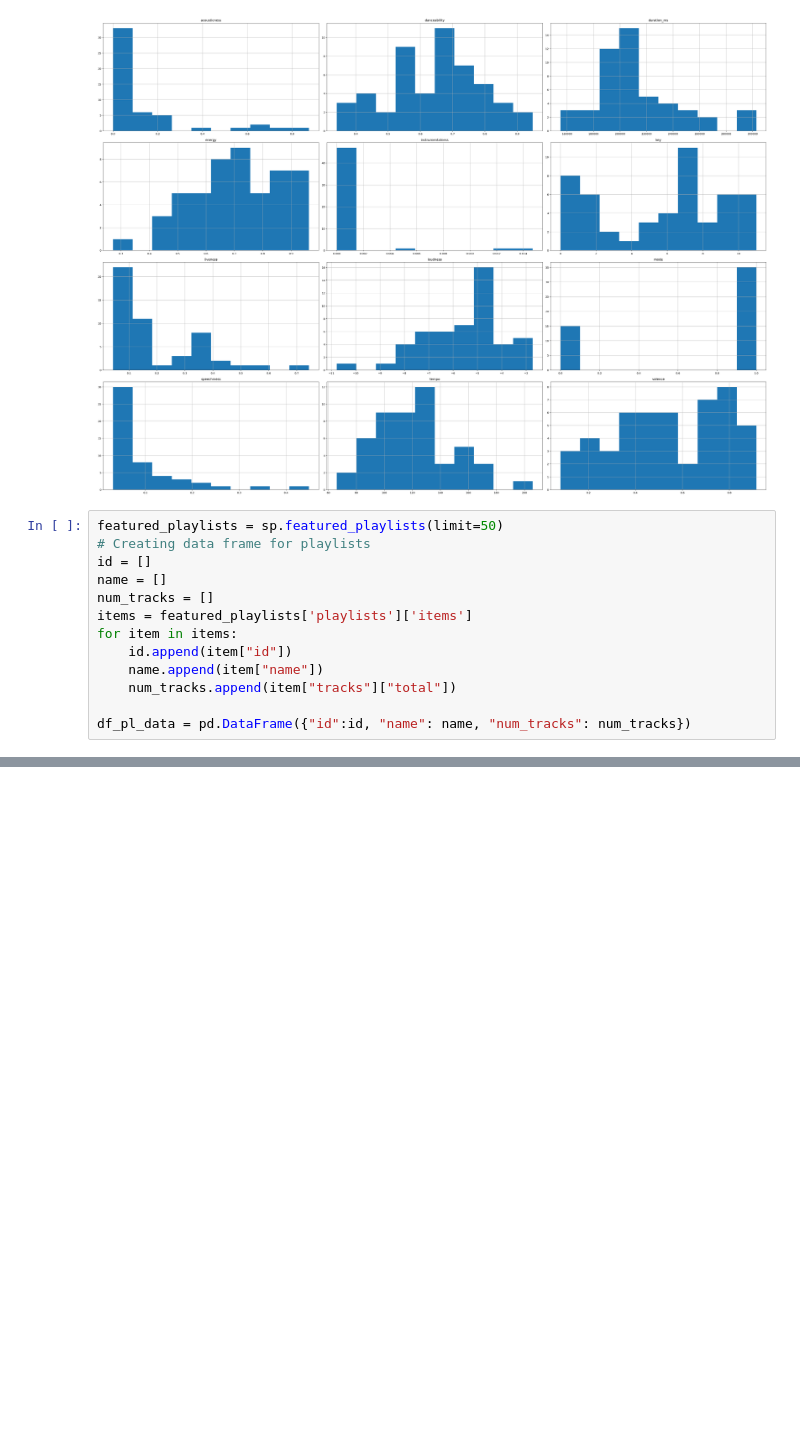
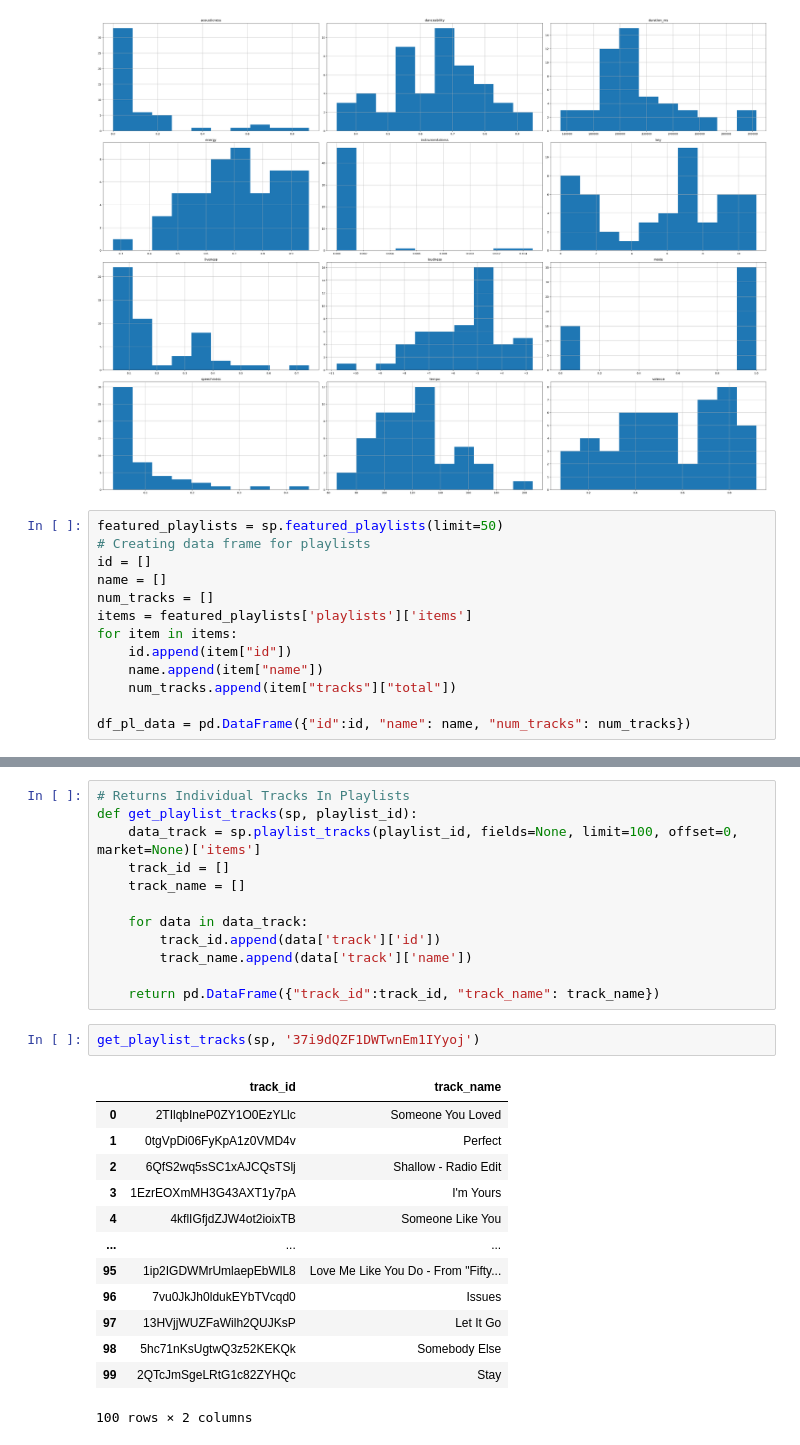
Before and after one commit to malbert131/DJ_NumPY, a Jupyter notebook: Recommender.ipynb, the cells around one changed output, grey strips where cells are left out. Cells and saved outputs as stored; diff of their text form; blank space fills up the shorter version.

Commit message:
created method for gathering track names and IDs in inputed playlists

```diff
--- a/Recommender.ipynb
+++ b/Recommender.ipynb
@@ -120,0 +121,28 @@ df_pl_data
+# %%
+# Returns Individual Tracks In Playlists
+def get_playlist_tracks(sp, playlist_id):
+    data_track = sp.playlist_tracks(playlist_id, fields=None, limit=100, offset=0, market=None)['items']
+    track_id = []
+    track_name = []
+
+    for data in data_track:
+        track_id.append(data['track']['id'])
+        track_name.append(data['track']['name'])
+
+    return pd.DataFrame({"track_id":track_id, "track_name": track_name})
+# %%
+get_playlist_tracks(sp, '37i9dQZF1DWTwnEm1IYyoj')
+# %% [output]
+|  | track_id | track_name |
+| 0 | 2TIlqbIneP0ZY1O0EzYLlc | Someone You Loved |
+| 1 | 0tgVpDi06FyKpA1z0VMD4v | Perfect |
+| 2 | 6QfS2wq5sSC1xAJCQsTSlj | Shallow - Radio Edit |
+| 3 | 1EzrEOXmMH3G43AXT1y7pA | I'm Yours |
+| 4 | 4kflIGfjdZJW4ot2ioixTB | Someone Like You |
+| ... | ... | ... |
+| 95 | 1ip2IGDWMrUmlaepEbWlL8 | Love Me Like You Do - From "Fifty... |
+| 96 | 7vu0JkJh0ldukEYbTVcqd0 | Issues |
+| 97 | 13HVjjWUZFaWilh2QUJKsP | Let It Go |
+| 98 | 5hc71nKsUgtwQ3z52KEKQk | Somebody Else |
+| 99 | 2QTcJmSgeLRtG1c82ZYHQc | Stay |
+100 rows × 2 columns
```
Also changed, not shown: parts of 1 cell of this notebook.
